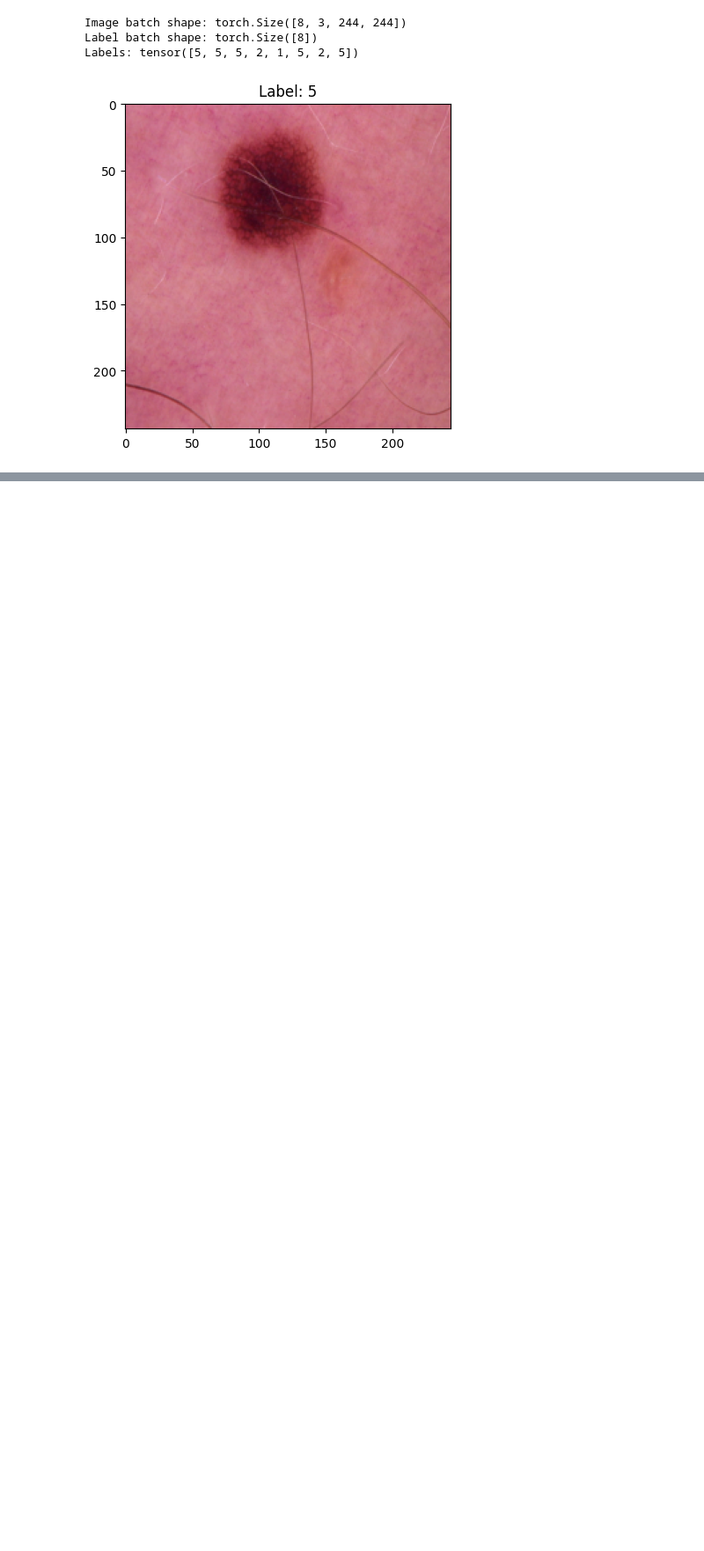
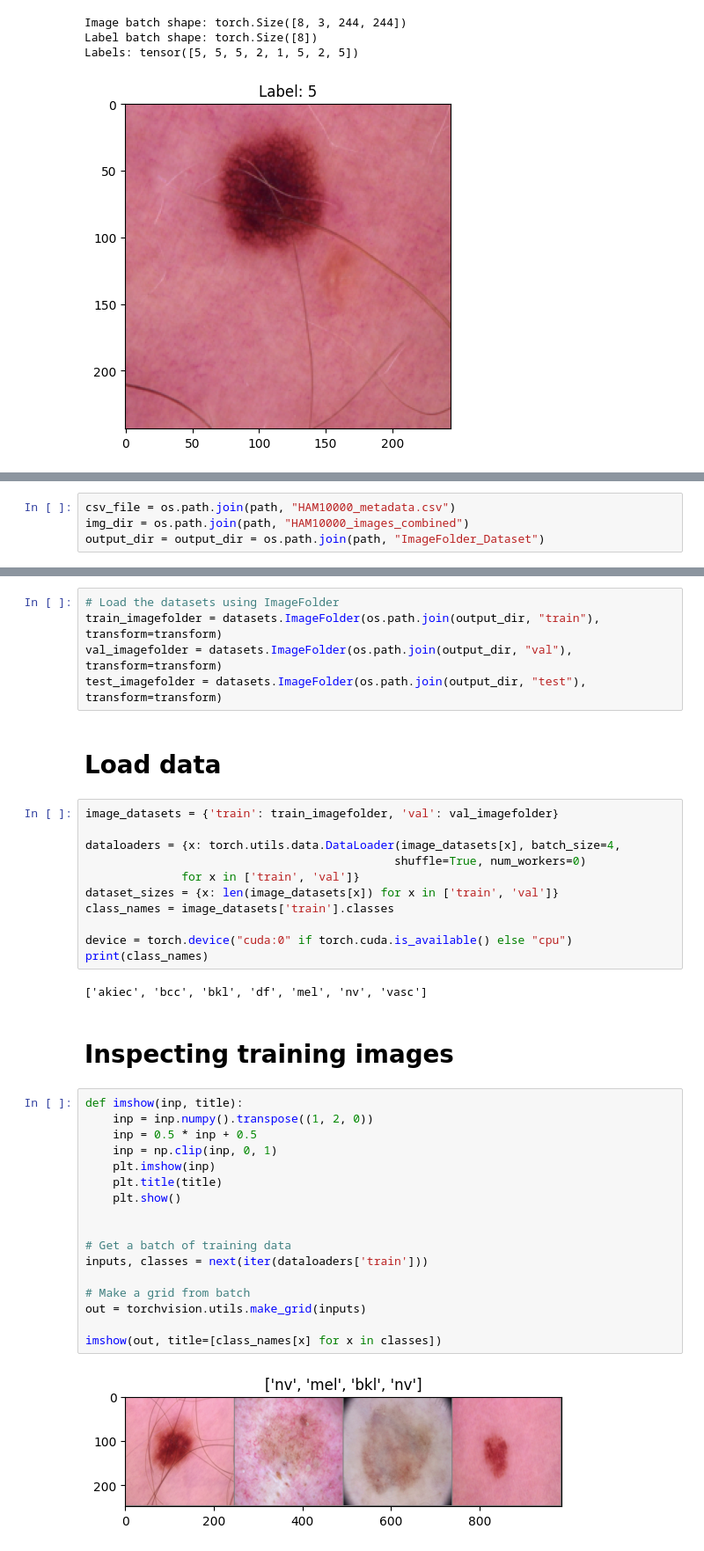
Before and after one commit to Negar-Badr/SkinCancerDetection, a Jupyter notebook: src/Skin_Cancer_Detection.ipynb, the cells around one changed output, grey strips where cells are left out. Shown at 88% size. Saved outputs shown, nothing was run; the diff lists cells and outputs as text; blank space fills up the shorter version.

```diff
--- a/src/Skin_Cancer_Detection.ipynb
+++ b/src/Skin_Cancer_Detection.ipynb
@@ -395,0 +362,4 @@ Labels: tensor([5, 5, 5, 2, 1, 5, 2, 5])
+# %%
+csv_file = os.path.join(path, "HAM10000_metadata.csv")
+img_dir = os.path.join(path, "HAM10000_images_combined")
+output_dir = output_dir = os.path.join(path, "ImageFolder_Dataset")
@@ -395,0 +401,41 @@ Labels: tensor([5, 5, 5, 2, 1, 5, 2, 5])
+# %%
+# Load the datasets using ImageFolder
+train_imagefolder = datasets.ImageFolder(os.path.join(output_dir, "train"), transform=transform)
+val_imagefolder = datasets.ImageFolder(os.path.join(output_dir, "val"), transform=transform)
+test_imagefolder = datasets.ImageFolder(os.path.join(output_dir, "test"), transform=transform)
+# %% [markdown]
+# Load data
+# %%
+image_datasets = {'train': train_imagefolder, 'val': val_imagefolder}
+
+dataloaders = {x: torch.utils.data.DataLoader(image_datasets[x], batch_size=4,
+                                             shuffle=True, num_workers=0)
+              for x in ['train', 'val']}
+dataset_sizes = {x: len(image_datasets[x]) for x in ['train', 'val']}
+class_names = image_datasets['train'].classes
+
+device = torch.device("cuda:0" if torch.cuda.is_available() else "cpu")
+print(class_names)
+# %% [output]
+['akiec', 'bcc', 'bkl', 'df', 'mel', 'nv', 'vasc']
+# %% [markdown]
+# Inspecting training images
+# %%
+def imshow(inp, title):
+    inp = inp.numpy().transpose((1, 2, 0))
+    inp = 0.5 * inp + 0.5
+    inp = np.clip(inp, 0, 1)
+    plt.imshow(inp)
+    plt.title(title)
+    plt.show()
+
+
+# Get a batch of training data
+inputs, classes = next(iter(dataloaders['train']))
+
+# Make a grid from batch
+out = torchvision.utils.make_grid(inputs)
+
+imshow(out, title=[class_names[x] for x in classes])
+# %% [output]
+[figure, added]
```
Also changed, not shown: parts of 25 cells of this notebook.
